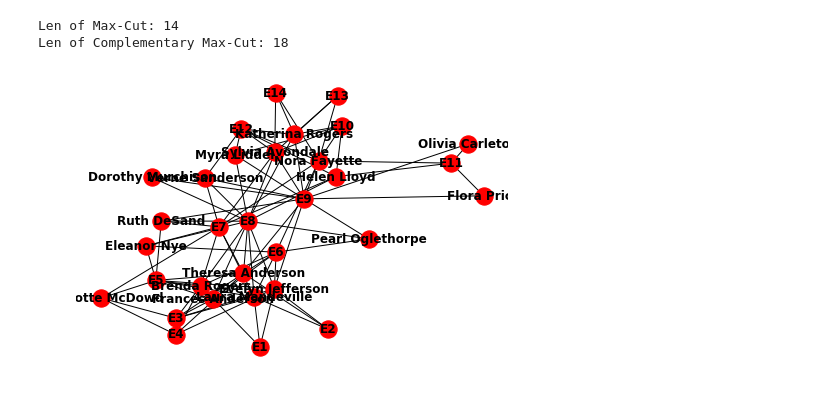
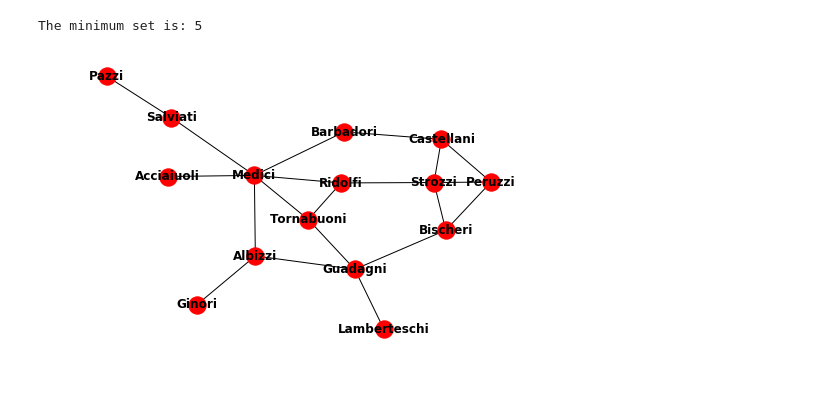
Before and after one commit to CalogeroZarbo/quantum_training, a Jupyter notebook: DWave-Challenges/dwave_problem10.ipynb, the cells around one changed output. Drawn from its saved outputs; the diff is of its cells as text; code cells hidden in the pictures.

Commit message:
dwave challenge 10

```diff
--- a/DWave-Challenges/dwave_problem10.ipynb
+++ b/DWave-Challenges/dwave_problem10.ipynb
@@ -20,13 +1,25 @@ max_cut = dnx.maximum_cut(florentine_graph, sampler)
 # %%
-max_cut_complementary = []
+import networkx as nx
+from dwave.system.samplers import DWaveSampler
+from dwave.system.composites import EmbeddingComposite
+import dwave_networkx as dnx
 
-for node in florentine_graph.nodes:
-    if node not in max_cut:
-        max_cut_complementary.append(node)
-        florentine_graph.nodes[node]['color'] = 0
+def min_set_max_cut(G, verbose = False):
+    G.add_edges_from([(u, v, {'sign': 1}) for u, v in G.edges]) # Set the positive relationship for all the edges
+    sampler = EmbeddingComposite(DWaveSampler())
+    max_cut = dnx.maximum_cut(G, sampler)
+    max_cut_complementary = []
+    for node in G.nodes:
+        if node not in max_cut:
+            max_cut_complementary.append(node)
+            G.nodes[node]['color'] = 0
+        else:
+            G.nodes[node]['color'] = 1
+    if verbose:
+        print("Len of Max-Cut:", len(max_cut))
+        print("Len of Complementary Max-Cut:", len(max_cut_complementary))
+
+    if len(max_cut) < len(max_cut_complementary):
+        return len(max_cut)
     else:
-        florentine_graph.nodes[node]['color'] = 1
-
-
-print("Len of Max-Cut:", len(max_cut))
-print("Len of Complementary Max-Cut:", len(max_cut_complementary))
+        return len(max_cut_complementary)
@@ -69,32 +26,14 @@ Len of Complementary Max-Cut: 10
-# %%
-# Davis Southern Women Club Graph
-davis_southern_women = nx.davis_southern_women_graph() # Getting the graph from the library
-
-davis_southern_women.add_edges_from([(u, v, {'sign': 1}) for u, v in davis_southern_women.edges]) # Set the positive relationship for all the edges
-nx.draw(davis_southern_women, with_labels=True, font_weight='bold')
-
-from dwave.system.samplers import DWaveSampler
-from dwave.system.composites import EmbeddingComposite
-
-sampler = EmbeddingComposite(DWaveSampler())
-
-import dwave_networkx as dnx
-max_cut = dnx.maximum_cut(davis_southern_women, sampler)
-
-
-max_cut_complementary = []
-
-for node in davis_southern_women.nodes:
-    if node not in max_cut:
-        max_cut_complementary.append(node)
-        davis_southern_women.nodes[node]['color'] = 0
-    else:
-        davis_southern_women.nodes[node]['color'] = 1
-
-
-print("Len of Max-Cut:", len(max_cut))
-print("Len of Complementary Max-Cut:", len(max_cut_complementary))
-# %% [output]
-Len of Max-Cut: 14
-Len of Complementary Max-Cut: 18
-[figure, removed]
+# %%
+# Florentine Families Graph
+
+num_shots = 10
+dwave_samples = []
+florentine_families = nx.florentine_families_graph()
+nx.draw(florentine_families, with_labels=True, font_weight='bold')
+for _ in range(num_shots):
+    dwave_samples.append(min_set_max_cut(G=florentine_families))
+
+print('The minimum set is:', min(dwave_samples))
+# %% [output]
+The minimum set is: 5
+[figure, added]
```
Also changed, not shown: parts of 7 cells of this notebook.
